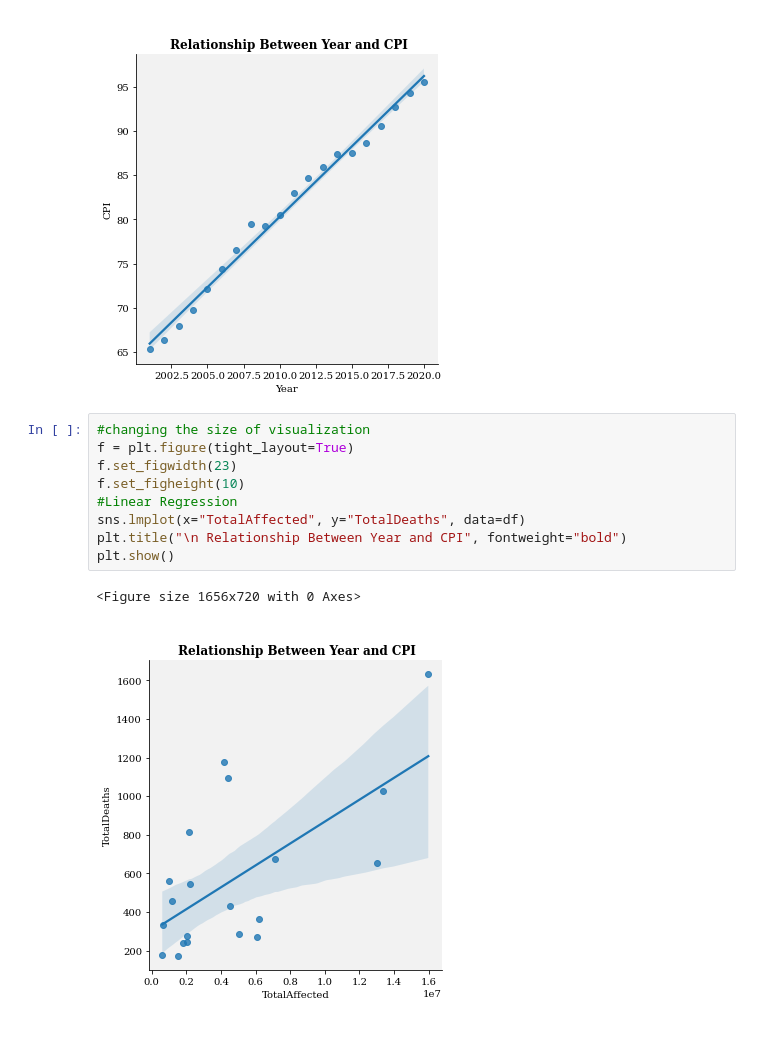
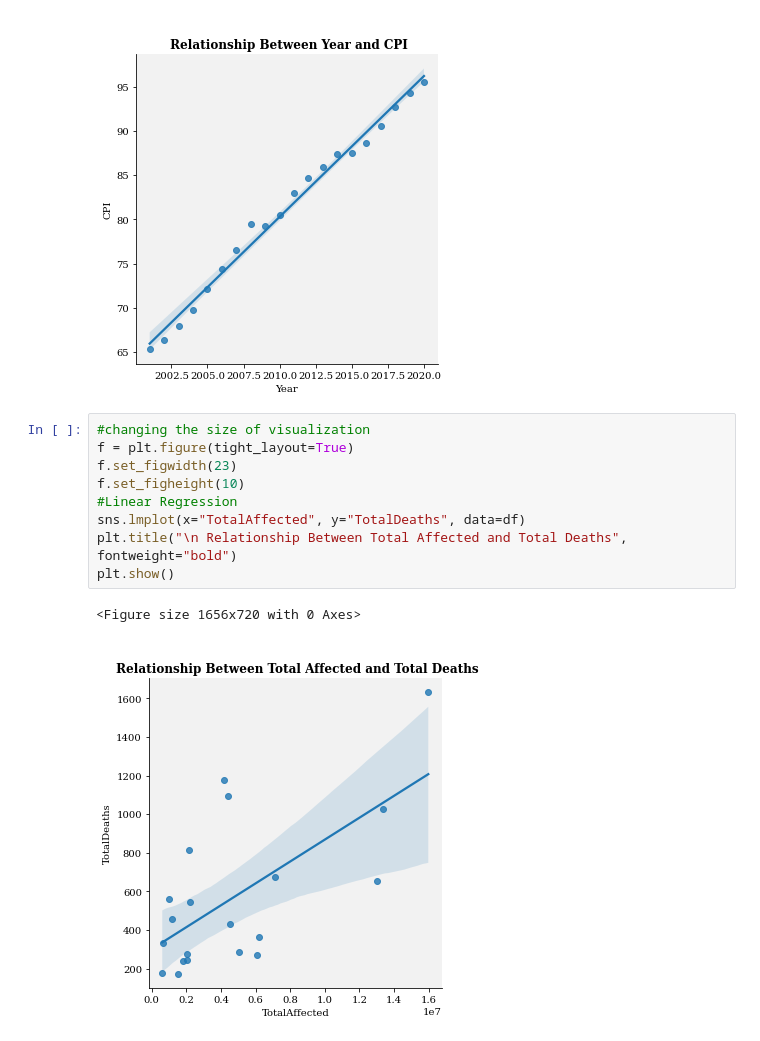
Before and after one commit to KarlAndreiCalimutan/Beta-Tech_BSIT_3207, a Jupyter notebook: Datasets_visual.ipynb, the cells around one changed output. Saved outputs shown, nothing was run; the diff lists cells and outputs as text.

```diff
--- a/Datasets_visual.ipynb
+++ b/Datasets_visual.ipynb
@@ -442,12 +442,12 @@ plt.show()
 # %%
 #changing the size of visualization
 f = plt.figure(tight_layout=True)
 f.set_figwidth(23)
 f.set_figheight(10)
 #Linear Regression
 sns.lmplot(x="TotalAffected", y="TotalDeaths", data=df)
-plt.title("\n Relationship Between Year and CPI", fontweight="bold")
+plt.title("\n Relationship Between Total Affected and Total Deaths", fontweight="bold")
 plt.show()
 # %% [output]
 <Figure size 1656x720 with 0 Axes>
-[figure, old version]
+[figure, new version]
```
Also changed, not shown: parts of 1 cell of this notebook.
